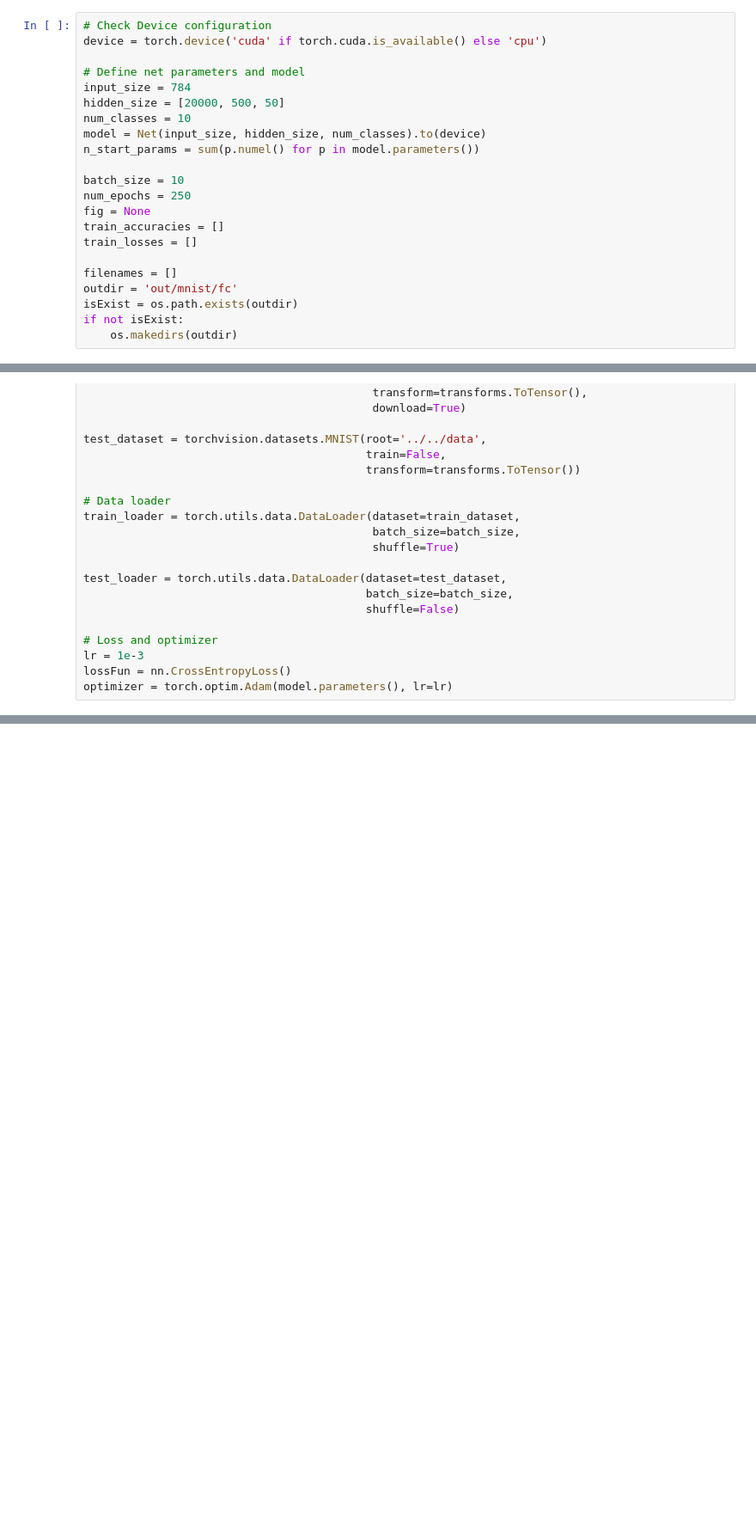
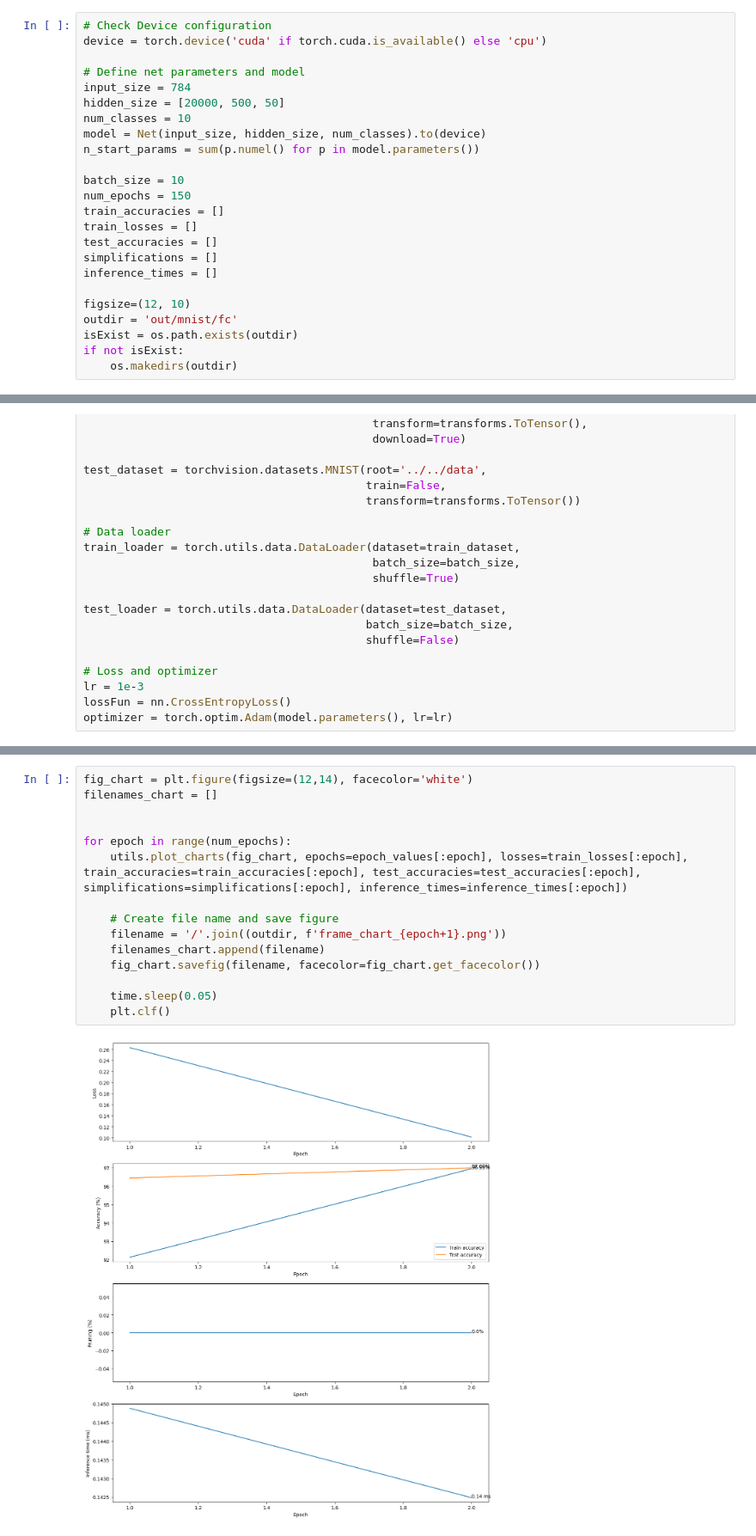
Before and after one commit to simocolo/nnDrain, a Jupyter notebook: simplify_MNIST_fc.ipynb, the cells around one changed output, grey strips where cells are left out. Shown: that part at 86% size. Saved outputs shown, nothing was run; the diff lists cells and outputs as text; blank space fills up the shorter version.

Commit message:
added charts

```diff
--- a/simplify_MNIST_fc.ipynb
+++ b/simplify_MNIST_fc.ipynb
@@ -63,12 +63,14 @@ model = Net(input_size, hidden_size, num_classes).to(device)
 n_start_params = sum(p.numel() for p in model.parameters())
 
 batch_size = 10
-num_epochs = 250
-fig = None
+num_epochs = 150
 train_accuracies = []
 train_losses = []
+test_accuracies = []
+simplifications = []
+inference_times = []
 
-filenames = []
+figsize=(12, 10)
 outdir = 'out/mnist/fc'
 isExist = os.path.exists(outdir)
 if not isExist:
@@ -190,0 +208,17 @@ for epoch in range(num_epochs):
+# %%
+fig_chart = plt.figure(figsize=(12,14), facecolor='white')
+filenames_chart = []
+
+
+for epoch in range(num_epochs):
+    utils.plot_charts(fig_chart, epochs=epoch_values[:epoch], losses=train_losses[:epoch], train_accuracies=train_accuracies[:epoch], test_accuracies=test_accuracies[:epoch], simplifications=simplifications[:epoch], inference_times=inference_times[:epoch])
+
+    # Create file name and save figure
+    filename = '/'.join((outdir, f'frame_chart_{epoch+1}.png'))
+    filenames_chart.append(filename)
+    fig_chart.savefig(filename, facecolor=fig_chart.get_facecolor())
+
+    time.sleep(0.05)
+    plt.clf()
+# %% [output]
+[figure, added]
```
Also changed, not shown: parts of 5 cells of this notebook, 2 other files.
